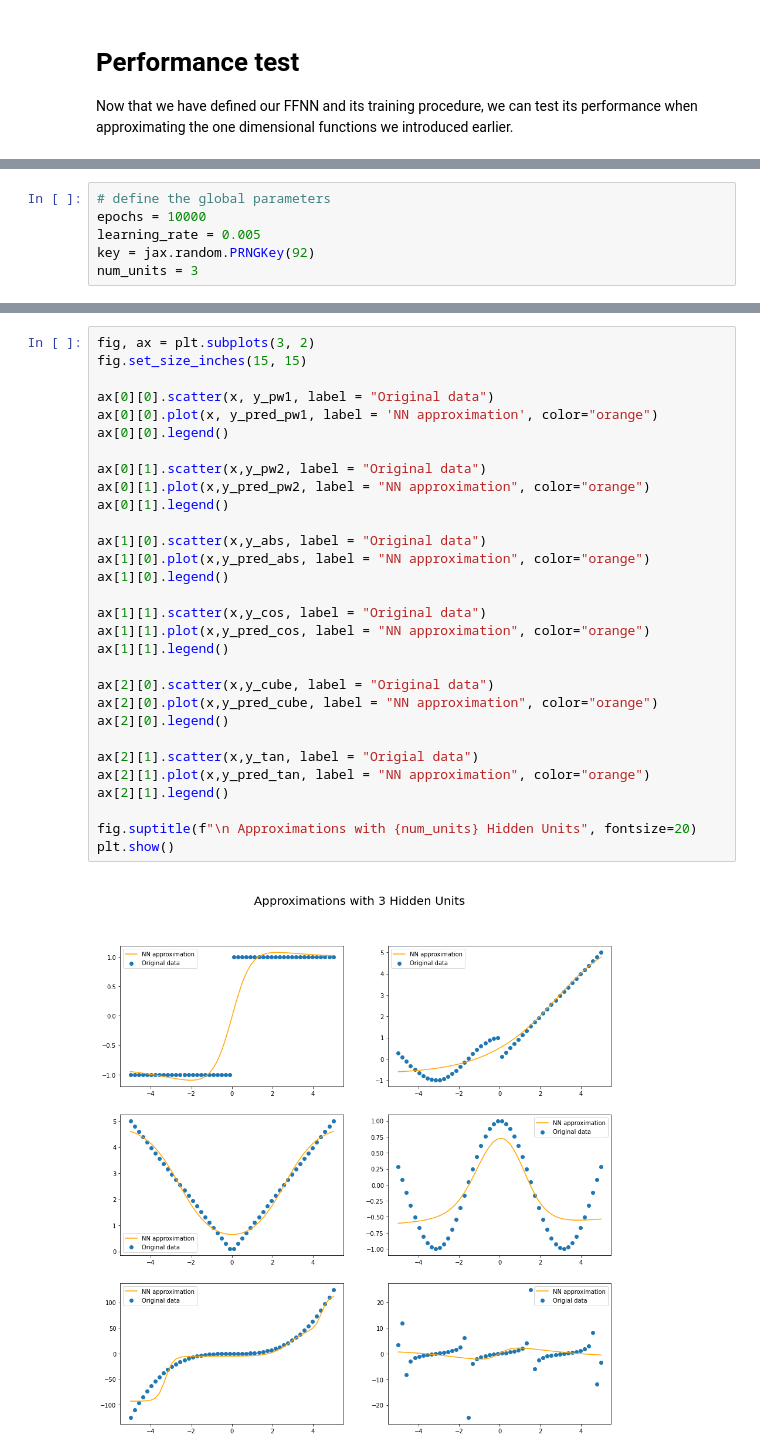
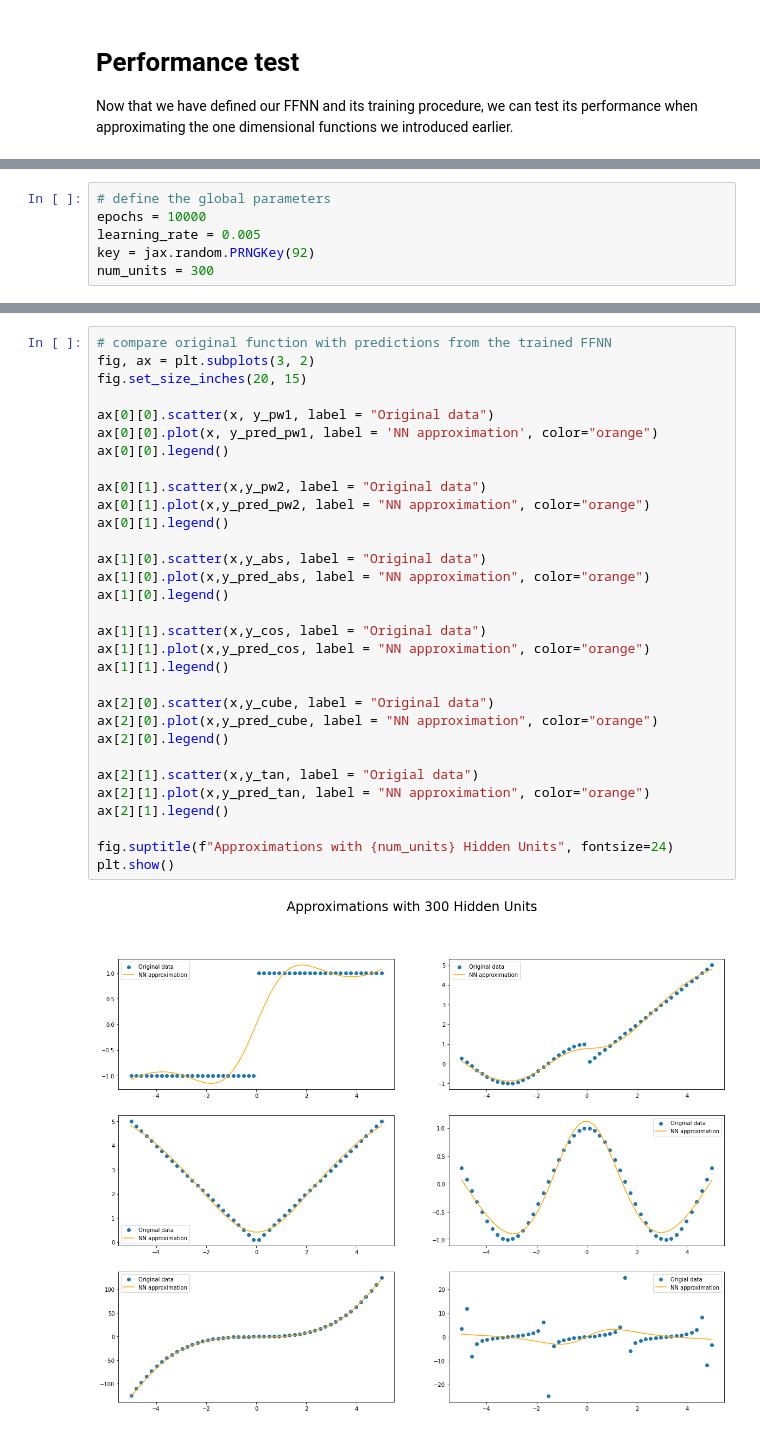
Before and after one commit to yabramuvdi/yabramuvdi.github.io, a Jupyter notebook: _notebooks/nn_jax.ipynb, the cells around one changed output, grey strips where cells are left out. Cells and saved outputs as stored; diff of their text form.

```diff
--- a/_notebooks/nn_jax.ipynb
+++ b/_notebooks/nn_jax.ipynb
@@ -145,4 +238,4 @@ Now that we have defined our FFNN and its training procedure, we can test its pe
 epochs = 10000
 learning_rate = 0.005
 key = jax.random.PRNGKey(92)
-num_units = 3
+num_units = 300
@@ -190,32 +292,33 @@ Final mean squared error: 34.52699279785156
 # %%
+# compare original function with predictions from the trained FFNN
 fig, ax = plt.subplots(3, 2)
-fig.set_size_inches(15, 15)
+fig.set_size_inches(20, 15)
 
 ax[0][0].scatter(x, y_pw1, label = "Original data")
 ax[0][0].plot(x, y_pred_pw1, label = 'NN approximation', color="orange")
 ax[0][0].legend()
 
 ax[0][1].scatter(x,y_pw2, label = "Original data")
 ax[0][1].plot(x,y_pred_pw2, label = "NN approximation", color="orange")
 ax[0][1].legend()
 
 ax[1][0].scatter(x,y_abs, label = "Original data")
 ax[1][0].plot(x,y_pred_abs, label = "NN approximation", color="orange")
 ax[1][0].legend()
 
 ax[1][1].scatter(x,y_cos, label = "Original data")
 ax[1][1].plot(x,y_pred_cos, label = "NN approximation", color="orange")
 ax[1][1].legend()
 
 ax[2][0].scatter(x,y_cube, label = "Original data")
 ax[2][0].plot(x,y_pred_cube, label = "NN approximation", color="orange")
 ax[2][0].legend()
 
 ax[2][1].scatter(x,y_tan, label = "Origial data")
 ax[2][1].plot(x,y_pred_tan, label = "NN approximation", color="orange")
 ax[2][1].legend()
 
-fig.suptitle(f"\n Approximations with {num_units} Hidden Units", fontsize=20)
+fig.suptitle(f"Approximations with {num_units} Hidden Units", fontsize=24)
 plt.show()
 # %% [output]
-[figure, old version]
+[figure, new version]
```
Also changed, not shown: parts of 19 cells of this notebook, 32 other files.
